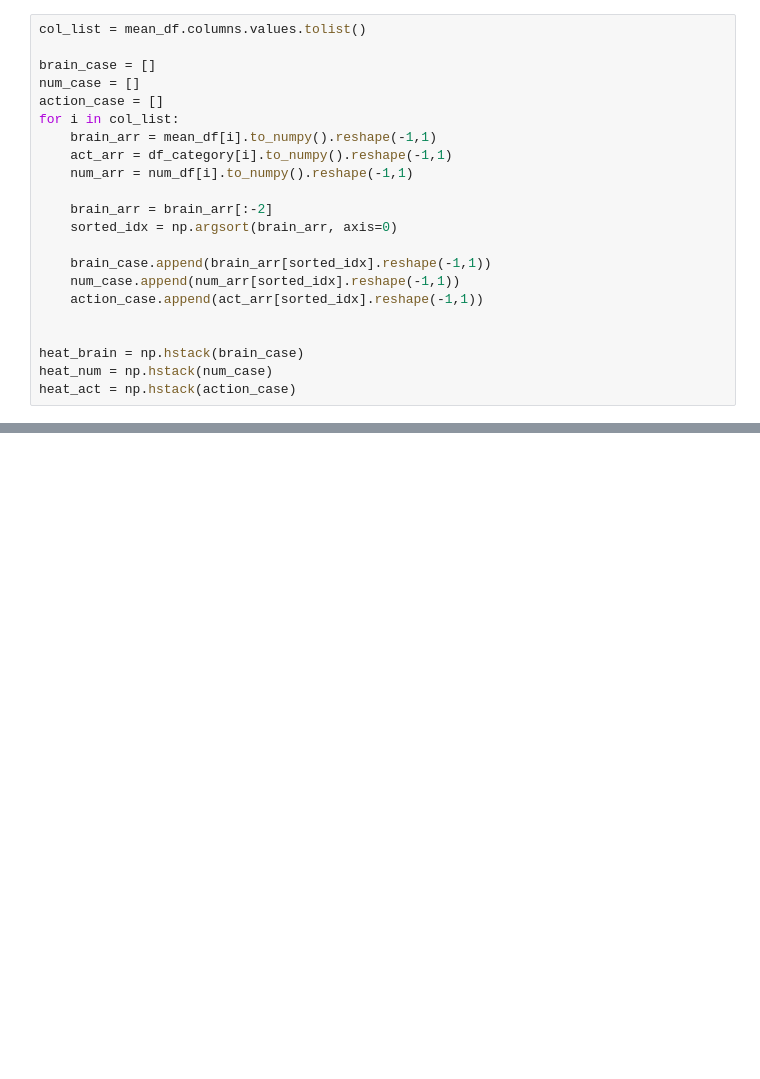
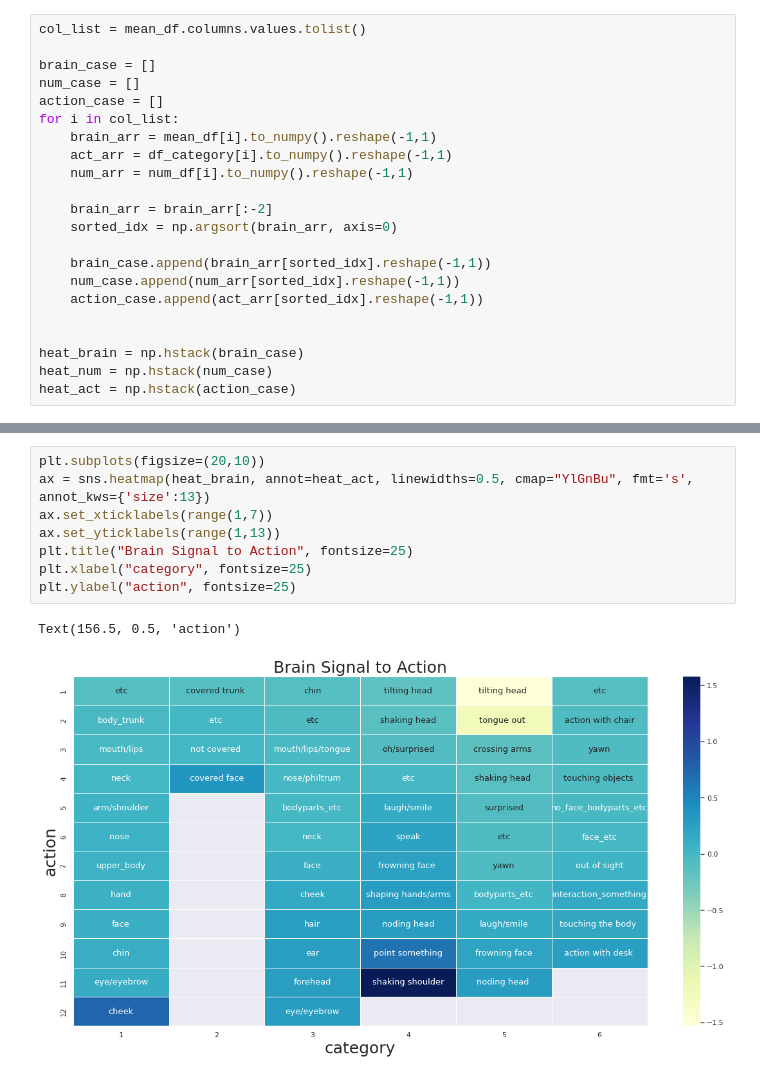
Before and after one commit to DoranLyong/BrainSignal_process, a Jupyter notebook: vis_statistic.ipynb, the cells around one changed output, grey strips where cells are left out. Drawn from its saved outputs; the diff is of its cells as text; blank space fills up the shorter version.

```diff
--- a/vis_statistic.ipynb
+++ b/vis_statistic.ipynb
@@ -162,0 +204,11 @@ Text(156.5, 0.5, 'signal')
+# %%
+plt.subplots(figsize=(20,10))
+ax = sns.heatmap(heat_brain, annot=heat_act, linewidths=0.5, cmap="YlGnBu", fmt='s', annot_kws={'size':13})
+ax.set_xticklabels(range(1,7))
+ax.set_yticklabels(range(1,13))
+plt.title("Brain Signal to Action", fontsize=25)
+plt.xlabel("category", fontsize=25)
+plt.ylabel("action", fontsize=25)
+# %% [output]
+Text(156.5, 0.5, 'action')
+[figure, added]
```
Also changed, not shown: parts of 7 cells of this notebook.
